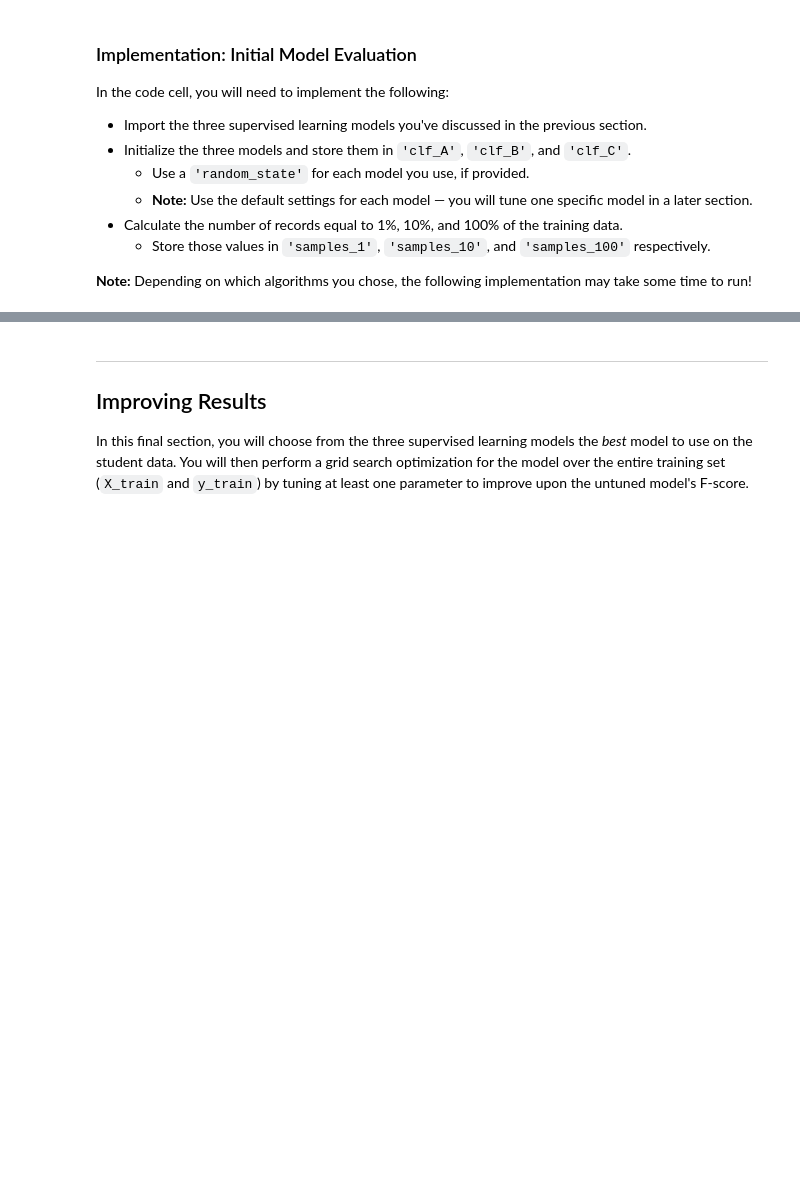
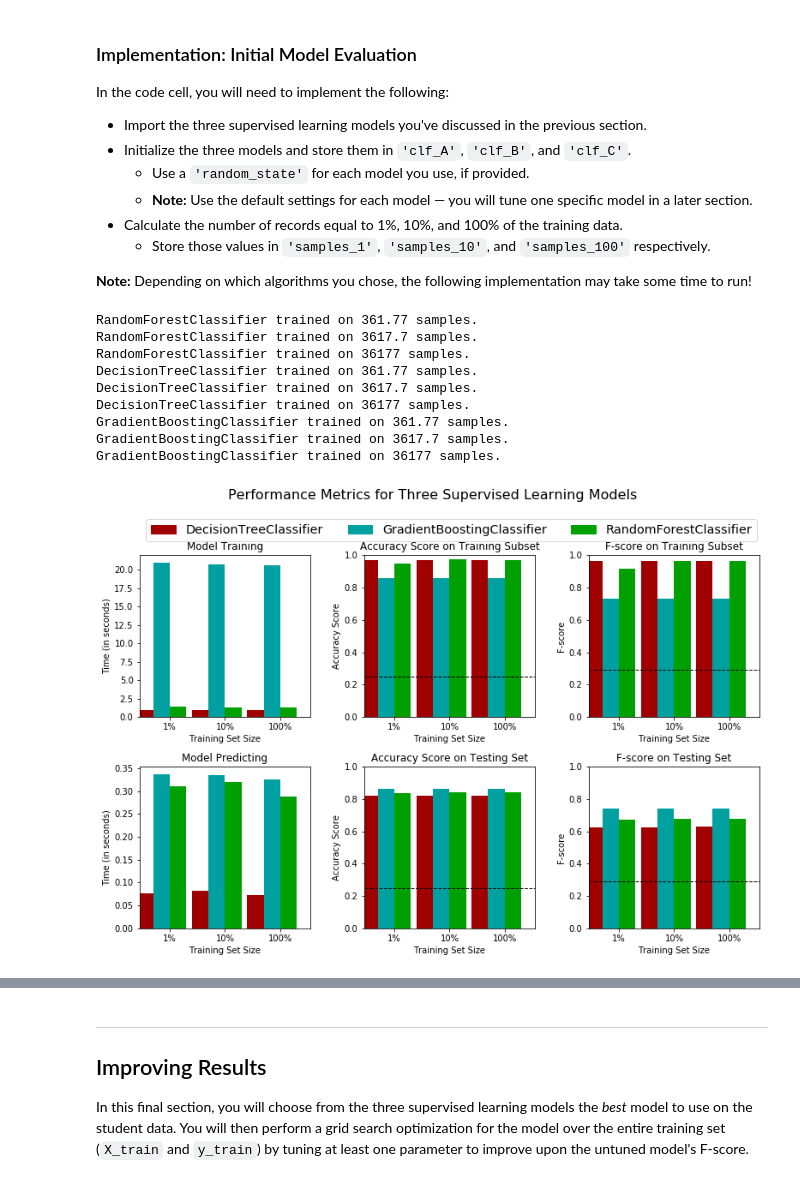
Before and after one commit to annalovesrobots/machine-learning, a Jupyter notebook: projects/finding_donors/finding_donors.ipynb, the cells around one changed output, grey strips where cells are left out. Saved outputs shown, nothing was run; the diff lists cells and outputs as text; code cells hidden in the pictures; blank space fills up the shorter version.

Commit message:
Finding donors - models description

```diff
--- a/projects/finding_donors/finding_donors.ipynb
+++ b/projects/finding_donors/finding_donors.ipynb
@@ -400,11 +459,14 @@ def train_predict(learner, sample_size, X_train, y_train, X_test, y_test):
        - y_test: income testing set
     '''
 
+    from sklearn.metrics import accuracy_score
+    from sklearn.metrics import fbeta_score
+
     results = {}
 
     # TODO: Fit the learner to the training data using slicing with 'sample_size' using .fit(training_features[:], training_labels[:])
     start = time() # Get start time
-    learner = None
+    learner = learner.fit(X_train, y_train)
     end = time() # Get end time
 
     # TODO: Calculate the training time
@@ -413,24 +475,24 @@ def train_predict(learner, sample_size, X_train, y_train, X_test, y_test):
     # TODO: Get the predictions on the test set(X_test),
     #       then get predictions on the first 300 training samples(X_train) using .predict()
     start = time() # Get start time
-    predictions_test = None
-    predictions_train = None
+    predictions_test = learner.predict(X_test)
+    predictions_train = learner.predict(X_train)
     end = time() # Get end time
 
     # TODO: Calculate the total prediction time
-    results['pred_time'] = None
+    results['pred_time'] = end-start
 
     # TODO: Compute accuracy on the first 300 training samples which is y_train[:300]
-    results['acc_train'] = None
+    results['acc_train'] = accuracy_score(y_train[:300], predictions_train[:300])
 
     # TODO: Compute accuracy on test set using accuracy_score()
-    results['acc_test'] = None
+    results['acc_test'] = accuracy_score(y_test, predictions_test)
 
     # TODO: Compute F-score on the the first 300 training samples using fbeta_score()
-    results['f_train'] = None
+    results['f_train'] = fbeta_score(y_train[:300], predictions_train[:300], beta=0.5)
 
     # TODO: Compute F-score on the test set which is y_test
-    results['f_test'] = None
+    results['f_test'] = fbeta_score(y_test, predictions_test,beta=0.5)
 
     # Success
     print "{} trained on {} samples.".format(learner.__class__.__name__, sample_size)
@@ -450,28 +512,43 @@ In the code cell, you will need to implement the following:
 **Note:** Depending on which algorithms you chose, the following implementation may take some time to run!
 # %%
 # TODO: Import the three supervised learning models from sklearn
+from sklearn.svm import SVC
+from sklearn.naive_bayes import GaussianNB
+from sklearn.ensemble import GradientBoostingClassifier, RandomForestClassifier
+from sklearn.tree import DecisionTreeClassifier
+from sklearn.linear_model import LogisticRegression
 
 # TODO: Initialize the three models
-clf_A = None
-clf_B = None
-clf_C = None
+clf_A = RandomForestClassifier()#LogisticRegression(random_state=0)#GaussianNB()
+clf_B = DecisionTreeClassifier() #SVC(random_state=0)
+clf_C = GradientBoostingClassifier(random_state=0)
 
 # TODO: Calculate the number of samples for 1%, 10%, and 100% of the training data
 # HINT: samples_100 is the entire training set i.e. len(y_train)
 # HINT: samples_10 is 10% of samples_100
 # HINT: samples_1 is 1% of samples_100
-samples_100 = None
-samples_10 = None
-samples_1 = None
+samples_100 = len(y_train)
+samples_10 = len(y_train) * 0.1
+samples_1 = len(y_train) * 0.01
 
 # Collect results on the learners
 results = {}
 for clf in [clf_A, clf_B, clf_C]:
     clf_name = clf.__class__.__name__
     results[clf_name] = {}
     for i, samples in enumerate([samples_1, samples_10, samples_100]):
-        results[clf_name][i] = \
-        train_predict(clf, samples, X_train, y_train, X_test, y_test)
+        results[clf_name][i] = train_predict(clf, samples, X_train, y_train, X_test, y_test)
 
 # Run metrics visualization for the three supervised learning models chosen
 vs.evaluate(results, accuracy, fscore)
+# %% [output]
+RandomForestClassifier trained on 361.77 samples.
+RandomForestClassifier trained on 3617.7 samples.
+RandomForestClassifier trained on 36177 samples.
+DecisionTreeClassifier trained on 361.77 samples.
+DecisionTreeClassifier trained on 3617.7 samples.
+DecisionTreeClassifier trained on 36177 samples.
+GradientBoostingClassifier trained on 361.77 samples.
+GradientBoostingClassifier trained on 3617.7 samples.
+GradientBoostingClassifier trained on 36177 samples.
+[figure, added]
```
Also changed, not shown: parts of 7 cells of this notebook, 3 other files.
